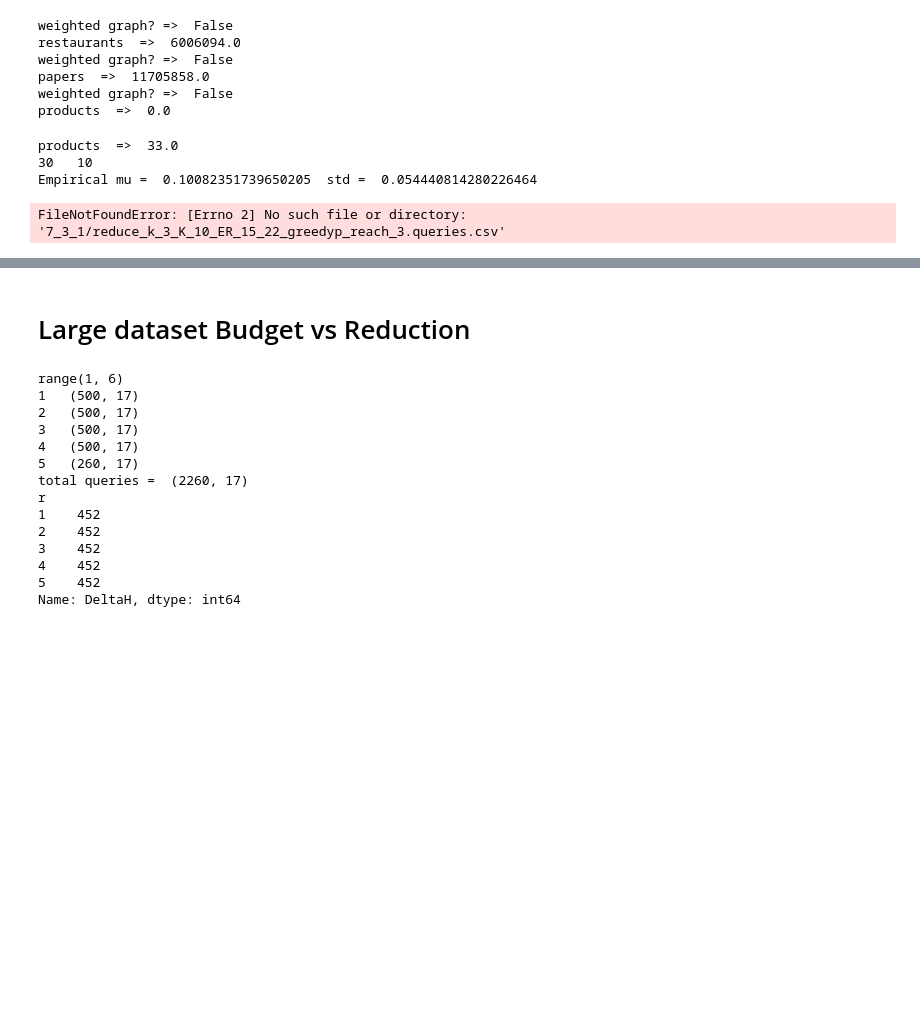
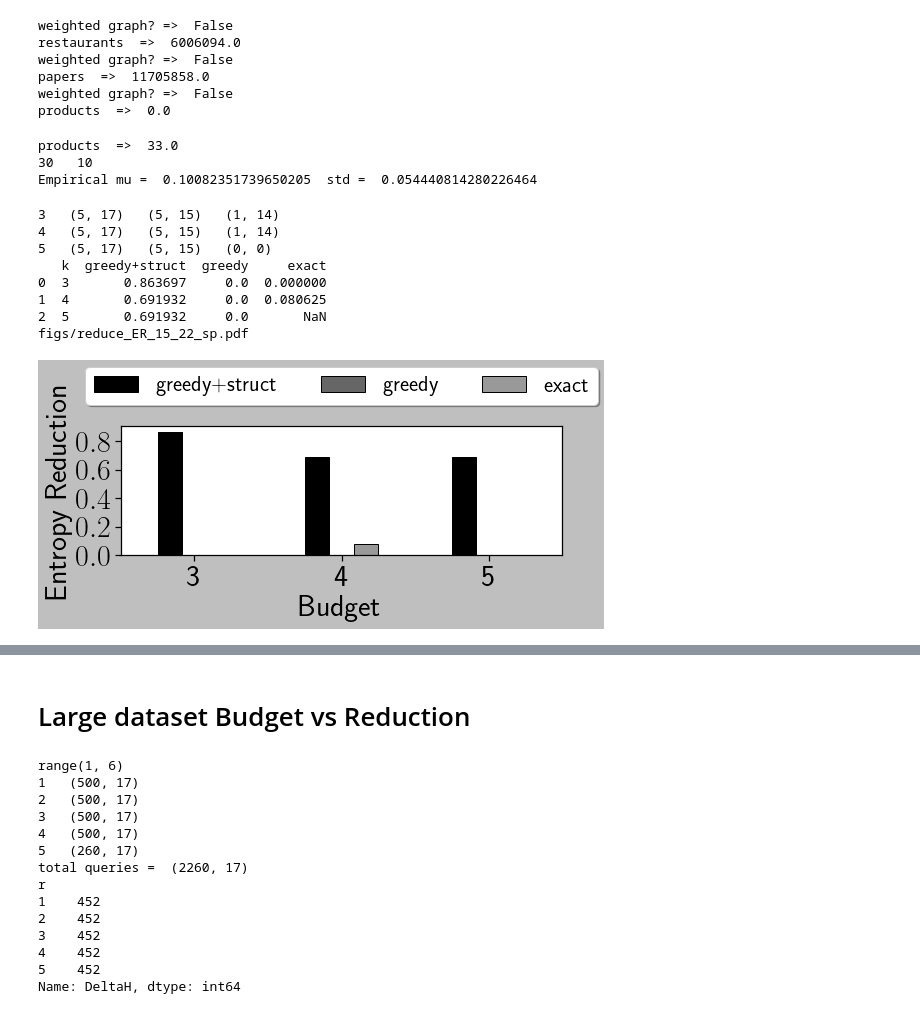
Before and after one commit to toggled/uncertainty, a Jupyter notebook: test.ipynb, the cells around one changed output, grey strips where cells are left out. Saved outputs shown, nothing was run; the diff lists cells and outputs as text; code cells hidden in the pictures; blank space fills up the shorter version.

```diff
--- a/test.ipynb
+++ b/test.ipynb
@@ -1422,11 +1428,12 @@ alg0 = 'greedyp'
 a0 = 'greedyp'
 alg1 = 'greedy'
 a1 = 'greedy'
-q =   'reach'
-# q = 'sp'
+# q =   'reach'
+q = 'sp'
+
 # 'mcdij' #'mcbfs' #
-# est_alg = 'exact'
-est_alg = 'mcbfs'
+est_alg = 'exact'
+# est_alg = 'mcbfs'
 # kset = [3,4,5]
 kset = [3,4,5]
 varyK0 = [] #greedy+struct
@@ -1434,8 +1441,8 @@ varyK1  = [] #greedy
 exact = []
 # est_alg = ['mcbfs','mcdij'][q == 'sp']
 for k in kset:
-    qset = str(k)
-    # qset = 4
+    # qset = str(k)
+    qset = 4
     name0 = folder+'reduce_k_'+str(k)+'_K_10_'+data+'_'+alg0+'_'+q+'_'+str(qset)+'.queries.csv'
     name1 = folder+'reduce_k_'+str(k)+'_K_10_'+data+'_'+alg1+'_'+q+'_'+str(qset)+'.queries.csv'
     df0 = pd.read_csv(name0)
@@ -1443,6 +1450,9 @@ for k in kset:
     df0 = df0[df0['MCalgo'] == est_alg]
     df1 = df1[df1['MCalgo'] == est_alg]
 
+    # if k==4:
+    #     df0 = df0.iloc[0]
+    #     df1=df1.iloc[0]
     # print(name0,' ',name1)
     varyK0.append(df0)
     varyK1.append(df1)
@@ -1486,36 +1496,45 @@ ax = df.plot(x="k", y=["greedy+struct","greedy","exact"], kind="bar",rot=0)
 # # plt.xscale('log',base=2)
 # # greedy_red = np.array(greedy_red)
 # # std_red = np.array(std_red)
 # # print(greedy_red.shape,' ',std_red.shape,' ',len(greedyM_red),' ',len(stdM_red))
 # plt.plot(Kset,greedy_red,color = 'k',marker='x',label='greedy',linewidth=lw)
 # plt.plot(Kset,greedyM_red,color = 'k',marker='o',label='greedy+mem',linewidth=lw)
 # # plt.fill_between(Kset, np.array(greedyM_red) - np.array(stdM_red), np.array(greedyM_red) + np.array(stdM_red), \
 # #                  color='r', alpha=0.4)
 # ax = plt.gca()
 # ax.axhline(exact_deltaH,linestyle='--',color='r',linewidth=lw,label='Exact')
 # plt.yscale('log',base=2)
 # plt.xscale('log',base=2)
 plt.xlabel('Budget', fontsize=fontsize-2)
 plt.ylabel('Entropy Reduction',fontsize=fontsize-2)
-# plt.yticks([0,0.04,0.08,0.13],fontsize=fontsize-2)
-plt.yticks([0,0.05,0.1,0.16],fontsize=fontsize-2)
+plt.yticks(fontsize=fontsize-2)
+# plt.yticks([0,0.05,0.1,0.16],fontsize=fontsize-2)
 plt.xticks(fontsize=fontsize-2)
+# plt.yscale('log')
 # ax = plt.gca()
 # ax.set_xticklabels(xlabels)
 # plt.yticks(fontsize=fontsize-2)
 # # plt.legend(fontsize=fontsize+10,frameon = False,prop={"size":22},bbox_to_anchor=(0.6,0.4))
 # plt.legend(fontsize=fontsize-7, ncol = 3)
 # plt.legend(fontsize=fontsize-3)
 plt.legend(loc='lower center', bbox_to_anchor=(0.5, 1.08),\
           ncol=3, fancybox=True, shadow=True,fontsize=labelsize-2)
 # plt.title('Budget = '+str(k),fontsize=fontsize-8)
 fname = 'figs/reduce_'+data+"_"+q+".pdf"
 print(fname)
 plt.tight_layout()
 plt.savefig(fname)
 plt.show()
 # %% [output]
-FileNotFoundError: [Errno 2] No such file or directory: '7_3_1/reduce_k_3_K_10_ER_15_22_greedyp_reach_3.queries.csv'
+3   (5, 17)   (5, 15)   (1, 14)
+4   (5, 17)   (5, 15)   (1, 14)
+5   (5, 17)   (5, 15)   (0, 0)
+   k  greedy+struct  greedy     exact
+0  3       0.863697     0.0  0.000000
+1  4       0.691932     0.0  0.080625
+2  5       0.691932     0.0       NaN
+figs/reduce_ER_15_22_sp.pdf
+[figure, added]
 # %%
 from matplotlib import pyplot as plt
 plt.rcParams['text.usetex'] = True
```
Also changed, not shown: parts of 7 cells of this notebook, 2 other files.
